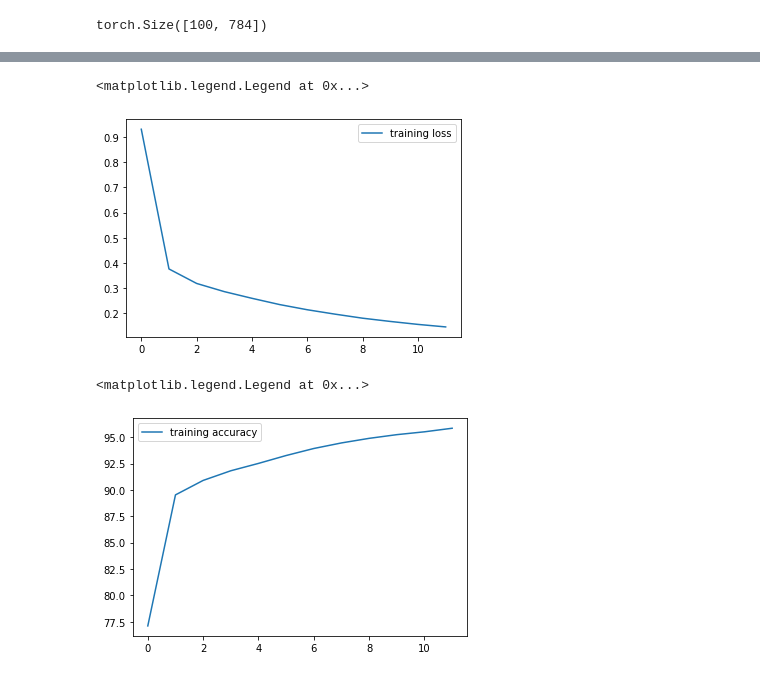
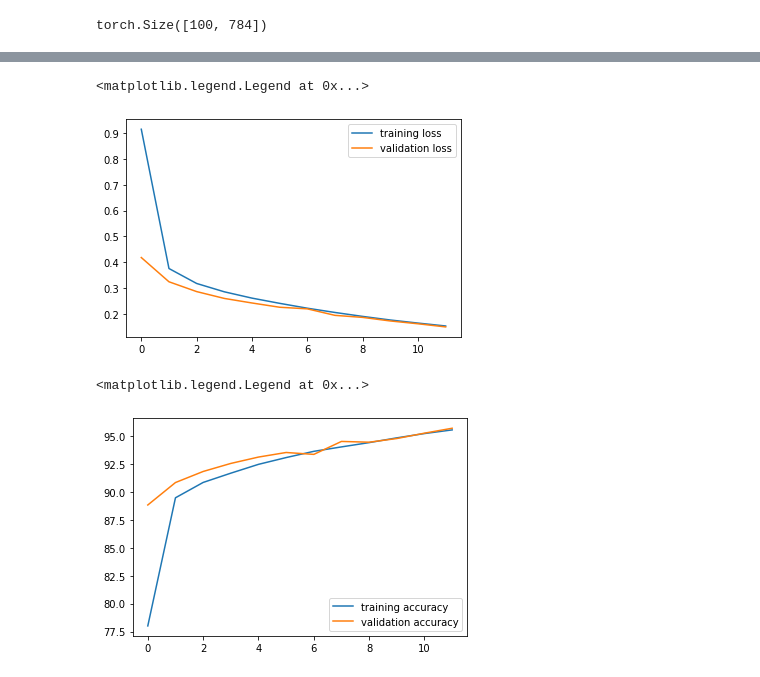
Before and after one commit to adharangaonkar/Image-Processing-and-Computer-Vision, a Jupyter notebook: Digit_Recognition/Image_Recognition_MNIST_Dataset.ipynb, the cells around one changed output, grey strips where cells are left out. Drawn from its saved outputs; the diff is of its cells as text; code cells hidden in the pictures.

```diff
--- a/Digit_Recognition/Image_Recognition_MNIST_Dataset.ipynb
+++ b/Digit_Recognition/Image_Recognition_MNIST_Dataset.ipynb
@@ -23,3 +23,5 @@ transform= transforms.Compose([transforms.ToTensor(),
                                ])
 training_dataset = datasets.MNIST(root= './data',
                                   train=True, download=True, transform= transform )
+validation_dataset = datasets.MNIST(root= './data',
+                                  train=False, download=True, transform= transform )
@@ -56,6 +40,9 @@ Transform: Compose(
 # %%
 training_loader = torch.utils.data.DataLoader(training_dataset, batch_size= 100, shuffle =
                                             True)
+# %%
+validation_loader = torch.utils.data.DataLoader(validation_dataset, batch_size= 100, shuffle =
+                                            False)
 # %%
 def im_covert(tensor):   # to convert the tensor into numpy arrays
   image = tensor.clone().detach().numpy()
@@ -111,9 +98,13 @@ torch.Size([100, 784])
 epochs = 12
 running_loss_history = []
 running_corrects_history = []
+val_running_loss_history = []
+val_running_corrects_history = []
 for i in range(epochs):
   running_loss = 0.0
   running_corrects = 0.0
+  val_running_loss = 0.0
+  val_running_corrects = 0.0
   for inputs, labels in training_loader:
     # we will have to convert the image from size 1, 28,28 to a single row tensor 1, 784
     inputs = inputs.view(inputs.shape[0], -1)
@@ -125,14 +116,32 @@ for i in range(epochs):
     optimizer.step()
 
     _, preds = torch.max(outputs, 1)
-
     running_loss += loss.item()
     running_corrects += torch.sum(preds == labels.data)
 
   else:
+    with torch.no_grad(): # as there is no need for derivates in validation as no grads are to be updated
+      for val_inputs, val_labels in validation_loader:
+        # we will have to convert the image from size 1, 28,28 to a single row tensor 1, 784
+        val_inputs = val_inputs.view(val_inputs.shape[0], -1)
+        val_outputs = model(val_inputs)
+        val_loss = criterion(val_outputs, val_labels)
+        _, val_preds = torch.max(val_outputs, 1)
+        val_running_loss += val_loss.item()
+        val_running_corrects += torch.sum(val_preds == val_labels.data)
+
+
     epoch_loss = running_loss/len(training_loader)
     epoch_acc = running_corrects.float()/len(training_loader)
     running_loss_history.append(epoch_loss)
     running_corrects_history.append(epoch_acc)
+
+    val_epoch_loss = val_running_loss/len(validation_loader)
+    val_epoch_acc = val_running_corrects.float()/len(validation_loader)
+    val_running_loss_history.append(val_epoch_loss)
+    val_running_corrects_history.append(val_epoch_acc)
+
+    print('Epoch:', i+1)
     print('Training Loss: {:.4f}, Training Accuracy{:.4f}'.format(epoch_loss, epoch_acc.item()))
+    print('Validation  Loss: {:.4f}, Validation Accuracy{:.4f}'.format(val_epoch_loss, val_epoch_acc.item()))
 # %% [output]
@@ -151,12 +165,14 @@ Training Loss: 0.1445, Training Accuracy95.8567
 # %%
 plt.plot(running_loss_history, label='training loss')
+plt.plot(val_running_loss_history, label='validation loss')
 plt.legend()
 # %% [output]
 <matplotlib.legend.Legend at 0x...>
-[figure, old version]
+[figure, new version]
 # %%
 plt.plot(running_corrects_history, label='training accuracy')
+plt.plot(val_running_corrects_history, label='validation accuracy')
 plt.legend()
 # %% [output]
 <matplotlib.legend.Legend at 0x...>
-[figure, old version]
+[figure, new version]
```
Also changed, not shown: parts of 4 cells of this notebook.
